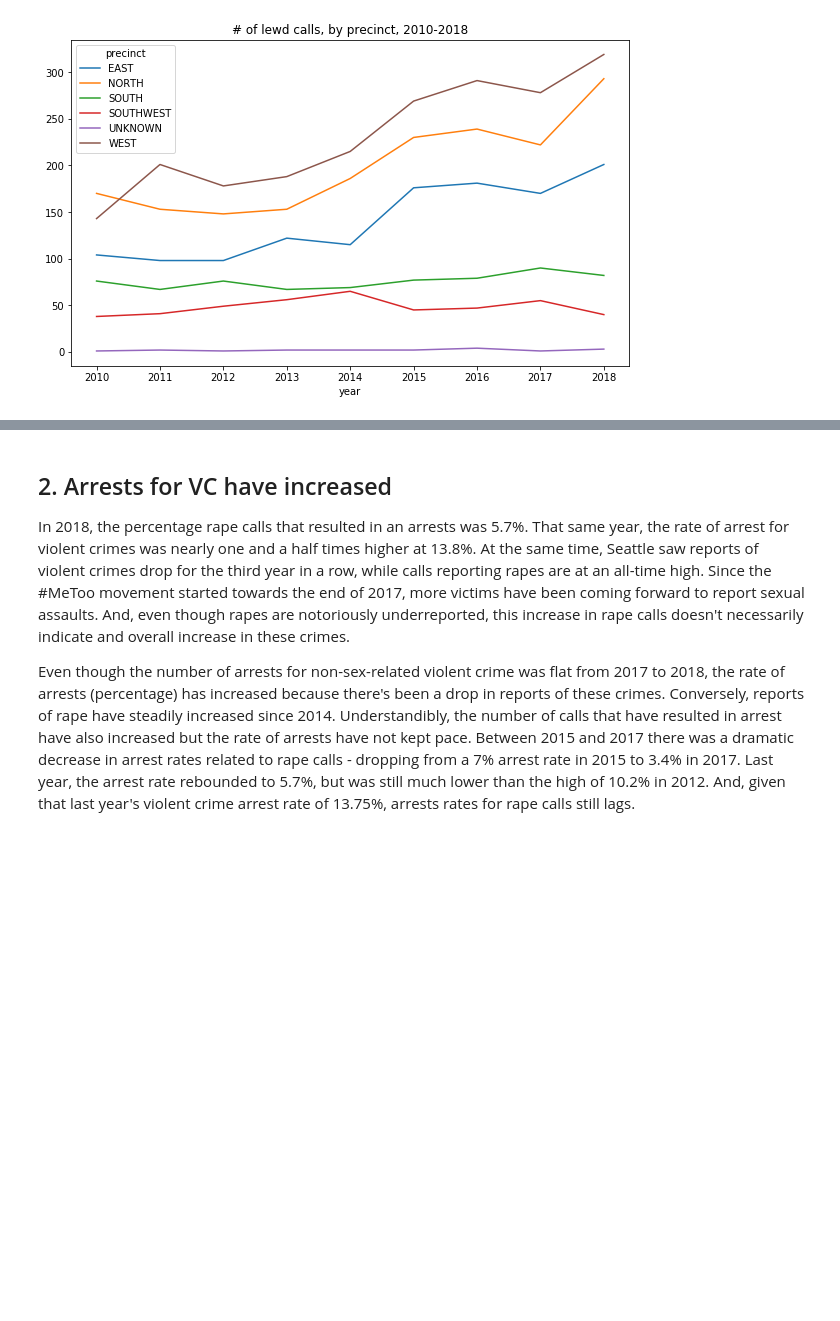
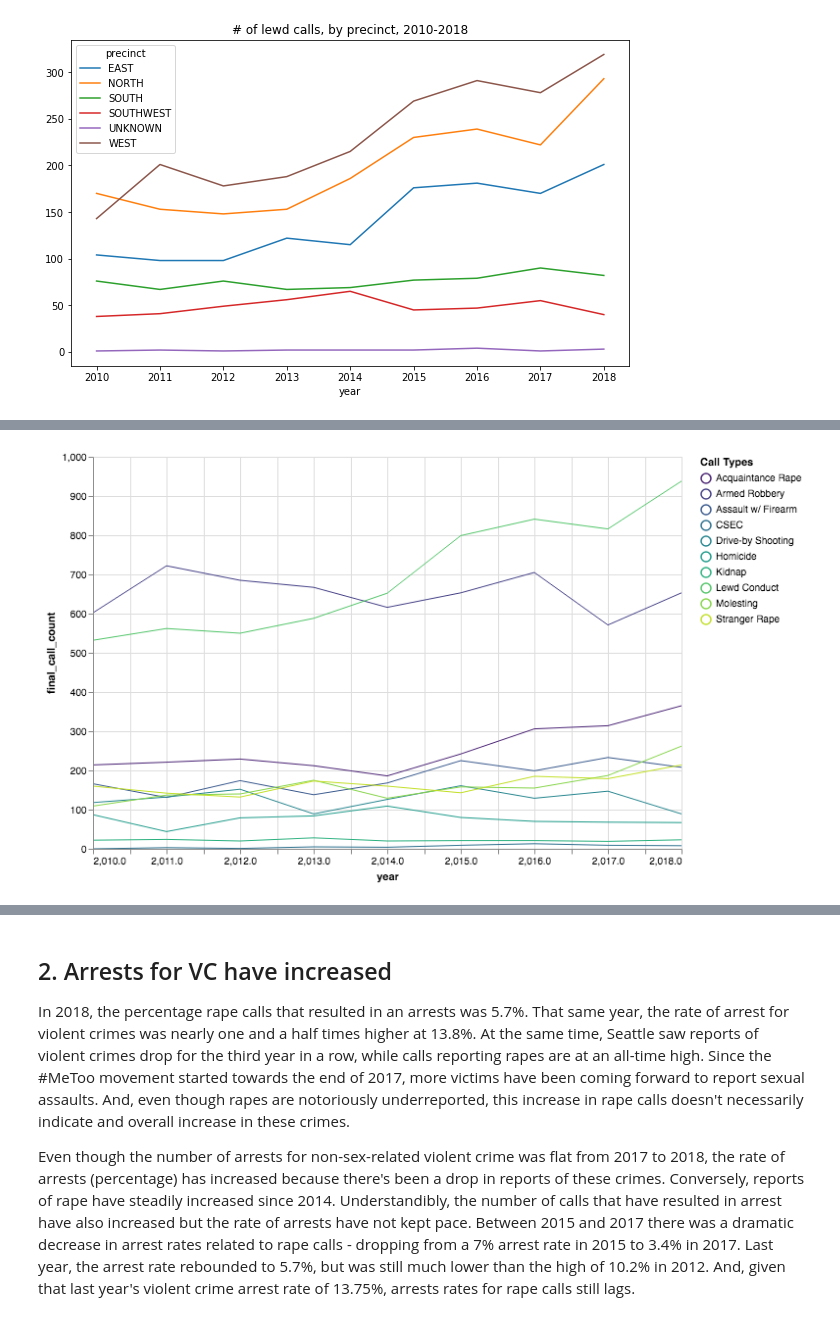
Before and after one commit to teacupwoozy/spd_notebook_archive, a Jupyter notebook: spd_notebook/2010-2018_SPD_Project_Altair_Sandbox.ipynb, the cells around one changed output, grey strips where cells are left out. Drawn from its saved outputs; the diff is of its cells as text; code cells hidden in the pictures; blank space fills up the shorter version.

```diff
--- a/spd_notebook/2010-2018_SPD_Project_Altair_Sandbox.ipynb
+++ b/spd_notebook/2010-2018_SPD_Project_Altair_Sandbox.ipynb
@@ -317,0 +362,38 @@ lewd_df.groupby('precinct').year.value_counts().unstack(0).plot.line(
+# %%
+highlight = alt.selection(type='single', on='mouseover',
+                          fields=['final_call_type'], nearest=True)
+
+base = alt.Chart(fct_counts).encode(
+    x='year',
+    y='final_call_count',
+    color=alt.Color(
+        'final_call_type',
+        legend=alt.Legend(
+            title='Call Types'
+        ), scale=alt.Scale(
+            scheme='viridis'
+        )
+    )
+)
+
+points = base.mark_line().encode(
+    opacity=alt.value(0)
+).add_selection(
+    highlight
+).properties(
+    width=600,
+    height=400
+)
+
+lines = base.mark_line().encode(
+    size=alt.condition(~highlight, alt.value(1), alt.value(3))
+)
+# alt.layer(
+#     points, line,
+#     data=fct_counts
+# ).configure_view(
+#     strokeWidth=0
+# )
+points + lines
+# %% [output]
+[figure, added]
```
Also changed, not shown: parts of 5 cells of this notebook.
